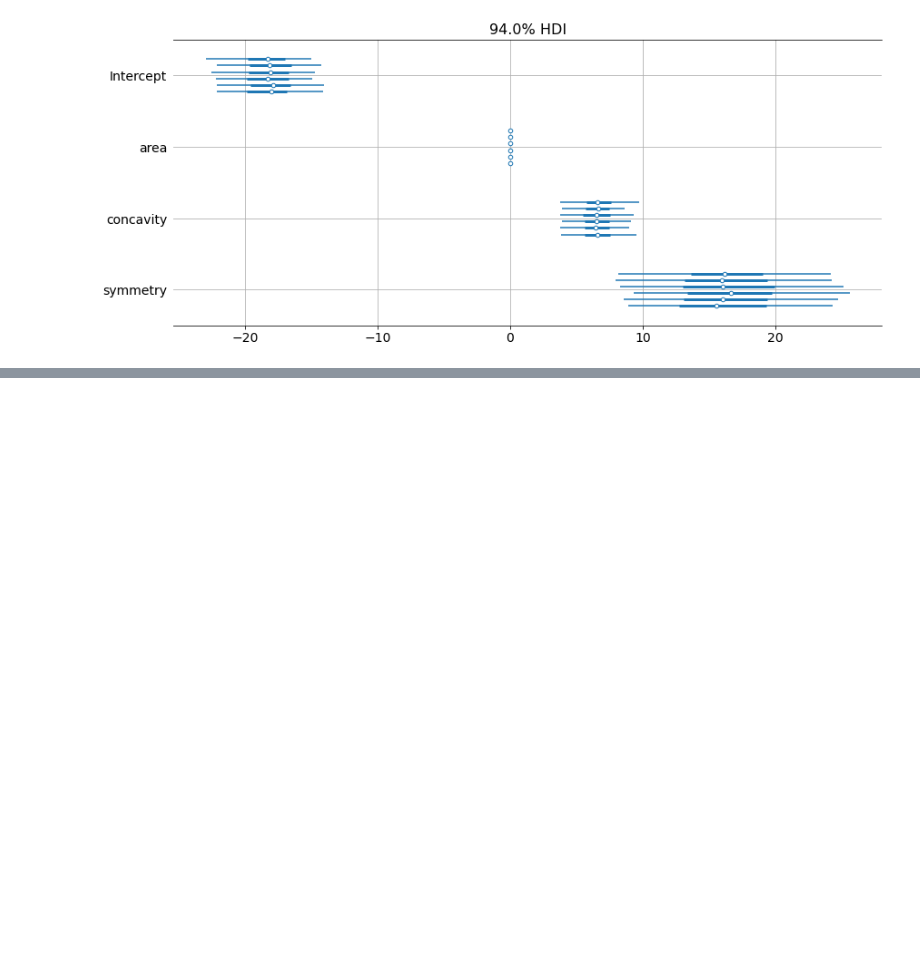
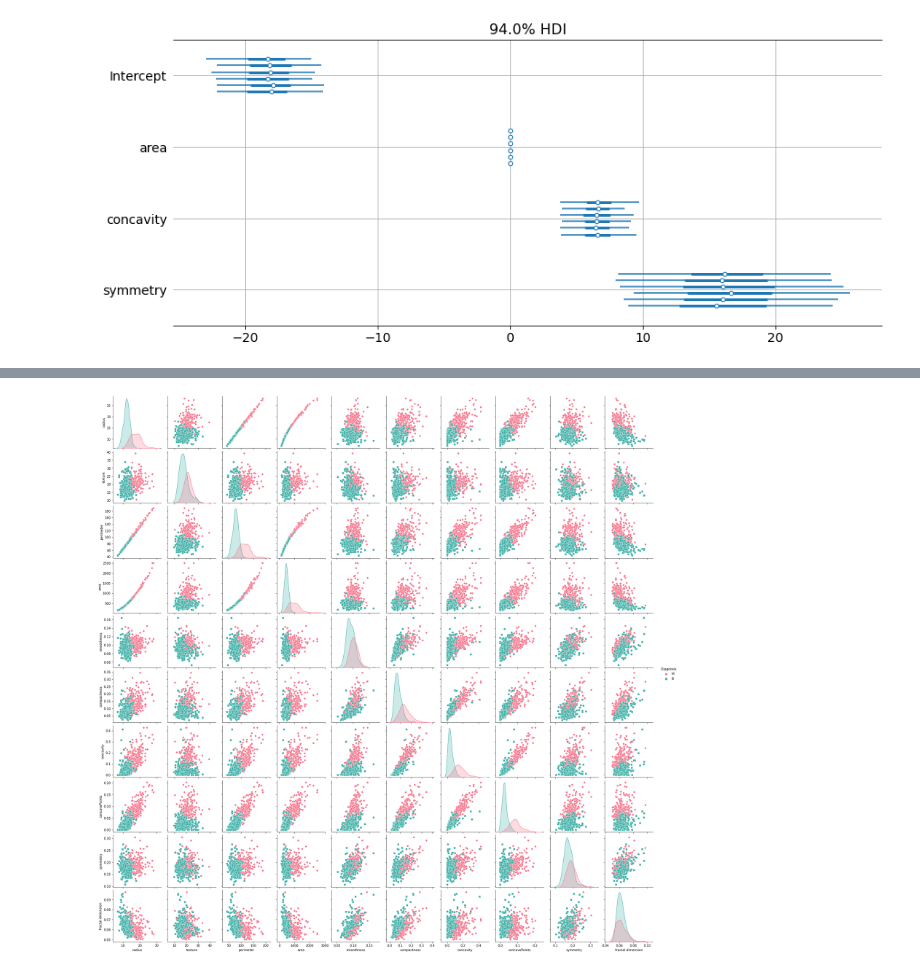
Before and after one commit to bencosgro/Bayes_Project, a Jupyter notebook: Bayes_Project_Jupyter.ipynb, the cells around one changed output, grey strips where cells are left out. Cells and saved outputs as stored; diff of their text form; code cells hidden in the pictures; blank space fills up the shorter version.

```diff
--- a/Bayes_Project_Jupyter.ipynb
+++ b/Bayes_Project_Jupyter.ipynb
@@ -142,0 +196,4 @@ plt.grid()  # add a grid to the plot
+# %%
+g = sns.pairplot(dat, hue="Diagnosis", palette="husl", markers=["o", "s"])
+# %% [output]
+[figure, added]
```
Also changed, not shown: parts of 14 cells of this notebook.
